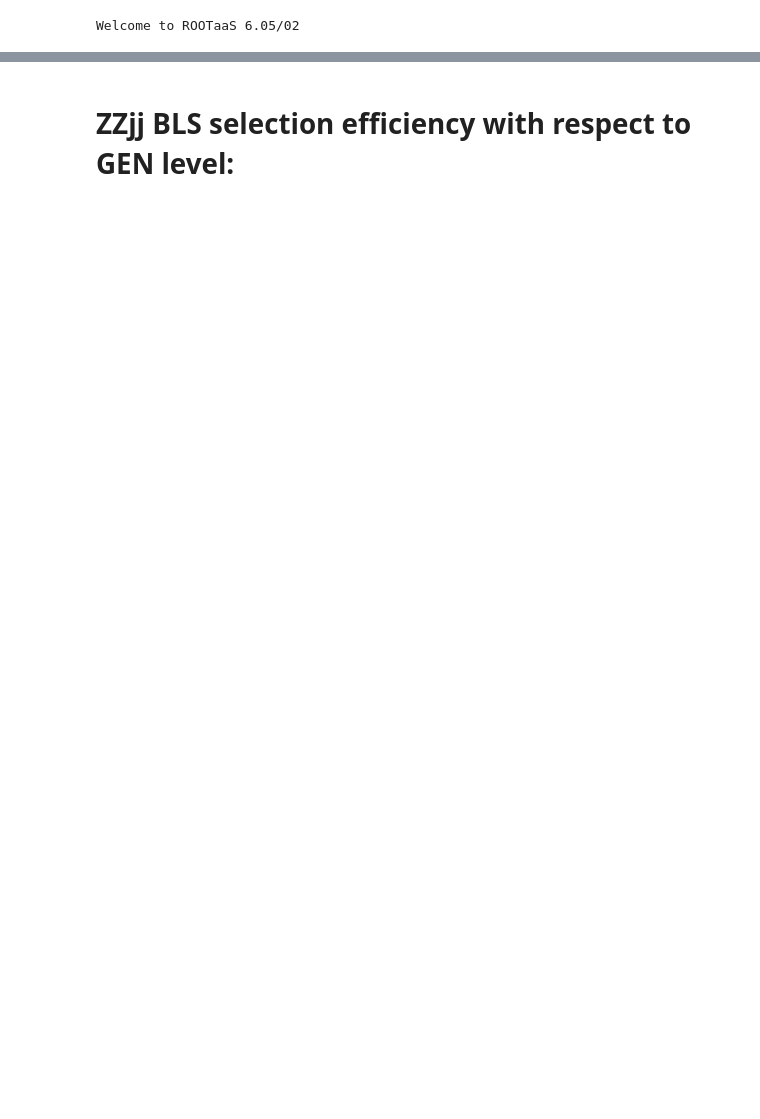
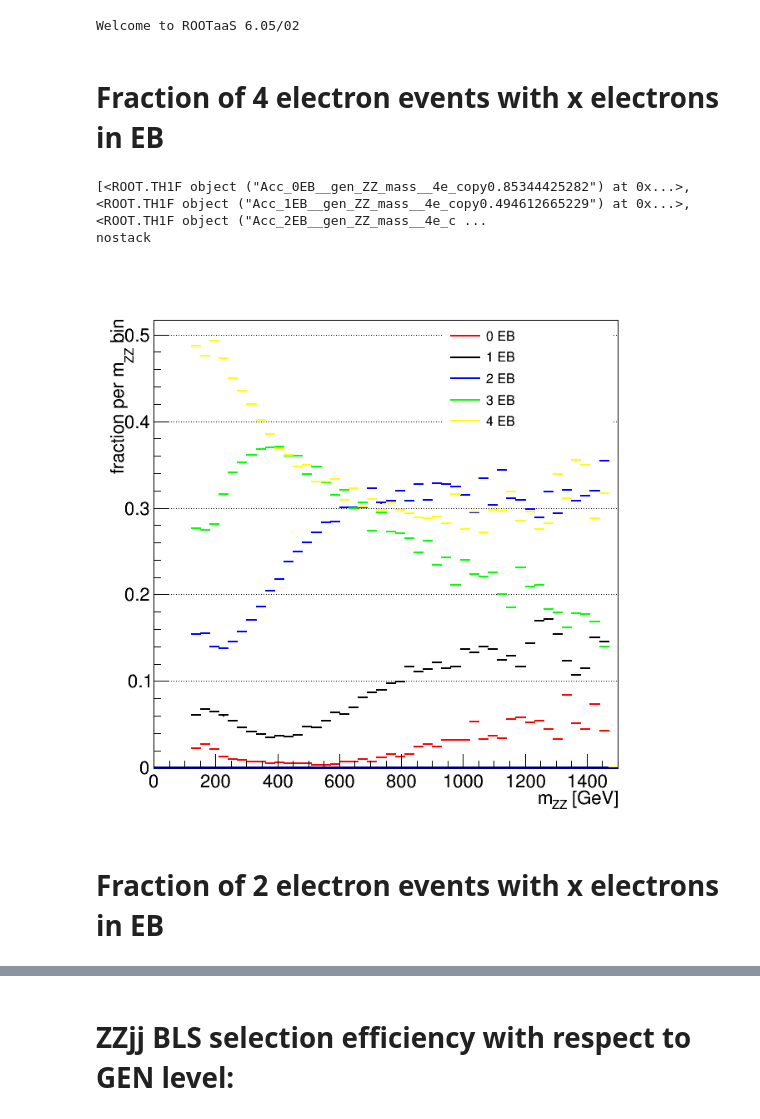
Before and after one commit to Werbellin/ZZjj_variable_study, a Jupyter notebook: ZZjj_RECO_efficiencies.ipynb, the cells around one changed output, grey strips where cells are left out. Drawn from its saved outputs; the diff is of its cells as text; code cells hidden in the pictures; blank space fills up the shorter version.

```diff
--- a/ZZjj_RECO_efficiencies.ipynb
+++ b/ZZjj_RECO_efficiencies.ipynb
@@ -21,0 +11,21 @@ def plot_efficiencies(file_name, plot_name, y_title) :
+# %% [markdown]
+# Fraction of 4 electron events with x electrons in EB
+# %%
+save_plot([ {'p' : get_plot(prefix + 'out_zzjj_ewk_74X_v2_v5.root', 'raw/Acc_0EB__gen_ZZ_mass__4e'),
+            'draw_options' : {'color' : ROOT.kRed, 'legend_title' : '0 EB'}},
+            {'p' : get_plot(prefix + 'out_zzjj_ewk_74X_v2_v5.root', 'raw/Acc_1EB__gen_ZZ_mass__4e'),
+            'draw_options' : {'color' : ROOT.kBlack, 'legend_title' : '1 EB'}},
+            {'p' : get_plot(prefix + 'out_zzjj_ewk_74X_v2_v5.root', 'raw/Acc_2EB__gen_ZZ_mass__4e'),
+            'draw_options' : {'color' : ROOT.kBlue, 'legend_title' : '2 EB'}},
+            {'p' : get_plot(prefix + 'out_zzjj_ewk_74X_v2_v5.root', 'raw/Acc_3EB__gen_ZZ_mass__4e'),
+            'draw_options' : {'color' : ROOT.kGreen, 'legend_title' : '3 EB'}},
+            {'p' : get_plot(prefix + 'out_zzjj_ewk_74X_v2_v5.root', 'raw/Acc_4EB__gen_ZZ_mass__4e'),
+            'draw_options' : {'color' : ROOT.kYellow, 'legend_title' : '4 EB'}}
+          ],
+          draw_options = {'y_title' : 'fraction per m_{ZZ} bin', 'draw_option' : 'nostack', 'per_bin_norm' : True})
+# %% [output]
+[<ROOT.TH1F object ("Acc_0EB__gen_ZZ_mass__4e_copy0.85344425282") at 0x...>, <ROOT.TH1F object ("Acc_1EB__gen_ZZ_mass__4e_copy0.494612665229") at 0x...>, <ROOT.TH1F object ("Acc_2EB__gen_ZZ_mass__4e_c ...
+nostack
+[figure, added]
+# %% [markdown]
+# Fraction of 2 electron events with x electrons in EB
```
Also changed, not shown: parts of 27 cells of this notebook, 1 other file.
